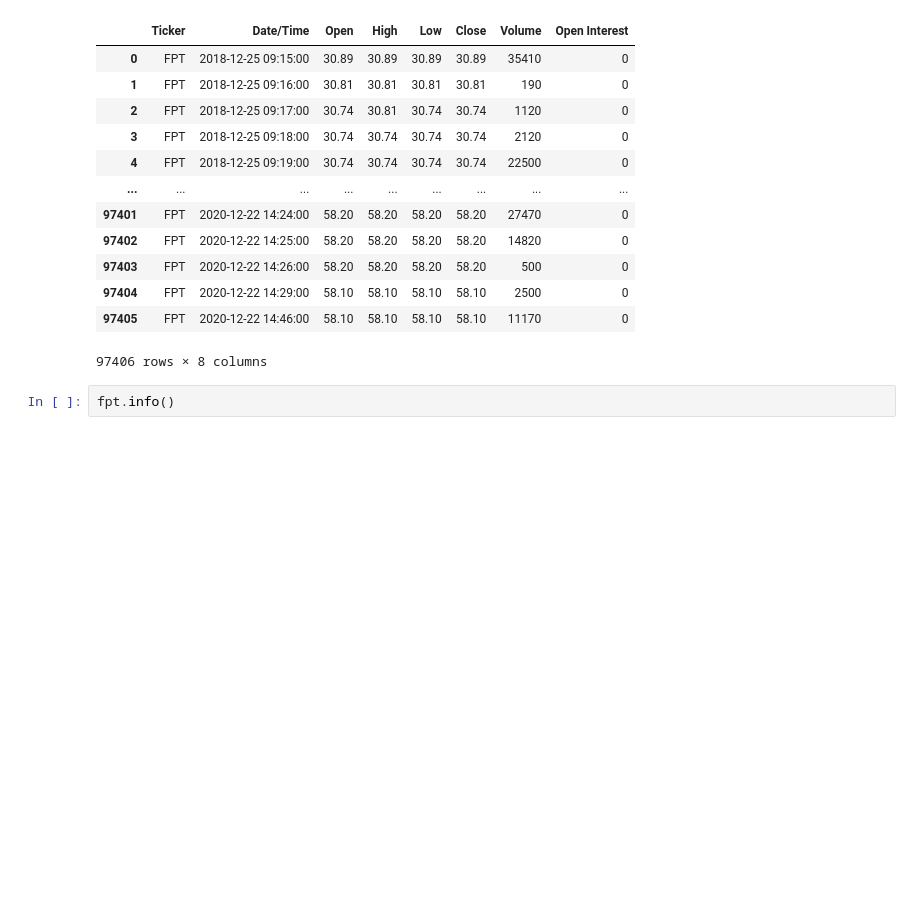
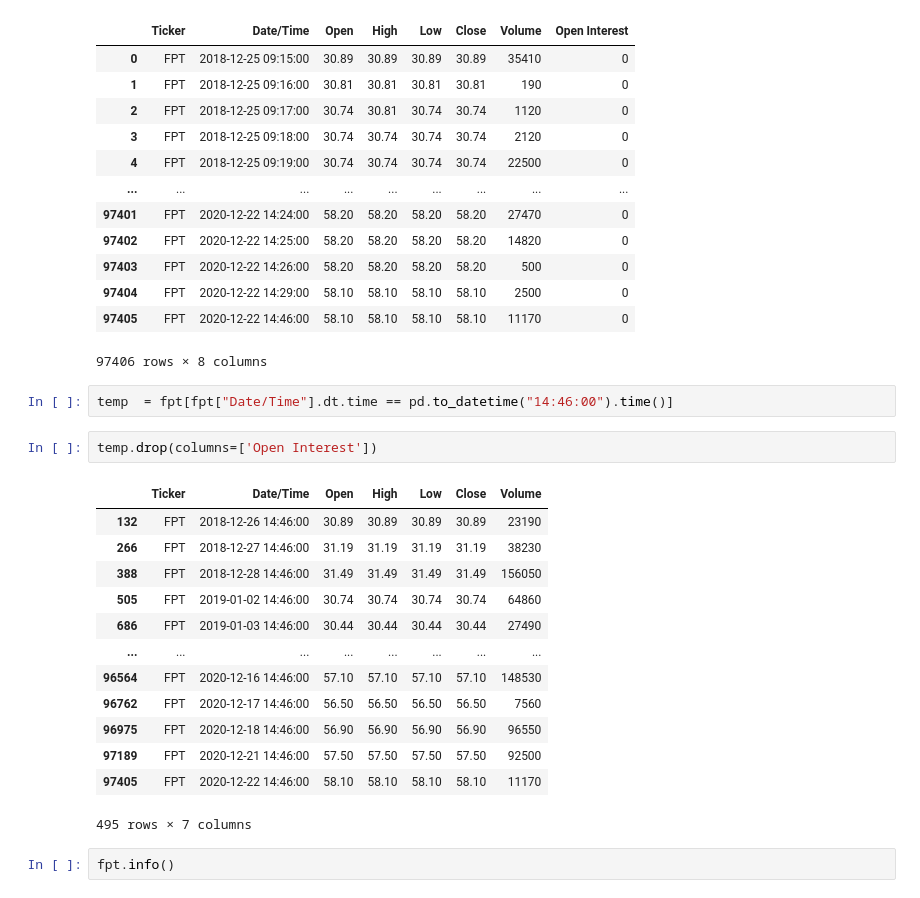
Before and after one commit to Sonny-Inkai/STOCK-PRICE-VOLATILITY, a Jupyter notebook: main.ipynb, the cells around one changed output. Cells and saved outputs as stored; diff of their text form; blank space fills up the shorter version.

```diff
--- a/main.ipynb
+++ b/main.ipynb
@@ -39,6 +42,24 @@ fpt
 | 97404 | FPT | 2020-12-22 14:29:00 | 58.10 | 58.10 | 58.10 | 58.10 | 2500 | 0 |
 | 97405 | FPT | 2020-12-22 14:46:00 | 58.10 | 58.10 | 58.10 | 58.10 | 11170 | 0 |
 97406 rows × 8 columns
+# %%
+temp  = fpt[fpt["Date/Time"].dt.time == pd.to_datetime("14:46:00").time()]
+# %%
+temp.drop(columns=['Open Interest'])
+# %% [output]
+|  | Ticker | Date/Time | Open | High | Low | Close | Volume |
+| 132 | FPT | 2018-12-26 14:46:00 | 30.89 | 30.89 | 30.89 | 30.89 | 23190 |
+| 266 | FPT | 2018-12-27 14:46:00 | 31.19 | 31.19 | 31.19 | 31.19 | 38230 |
+| 388 | FPT | 2018-12-28 14:46:00 | 31.49 | 31.49 | 31.49 | 31.49 | 156050 |
+| 505 | FPT | 2019-01-02 14:46:00 | 30.74 | 30.74 | 30.74 | 30.74 | 64860 |
+| 686 | FPT | 2019-01-03 14:46:00 | 30.44 | 30.44 | 30.44 | 30.44 | 27490 |
+| ... | ... | ... | ... | ... | ... | ... | ... |
+| 96564 | FPT | 2020-12-16 14:46:00 | 57.10 | 57.10 | 57.10 | 57.10 | 148530 |
+| 96762 | FPT | 2020-12-17 14:46:00 | 56.50 | 56.50 | 56.50 | 56.50 | 7560 |
+| 96975 | FPT | 2020-12-18 14:46:00 | 56.90 | 56.90 | 56.90 | 56.90 | 96550 |
+| 97189 | FPT | 2020-12-21 14:46:00 | 57.50 | 57.50 | 57.50 | 57.50 | 92500 |
+| 97405 | FPT | 2020-12-22 14:46:00 | 58.10 | 58.10 | 58.10 | 58.10 | 11170 |
+495 rows × 7 columns
 # %%
 fpt.info()
 # %% [output]
```
Also changed, not shown: parts of 3 cells of this notebook.
